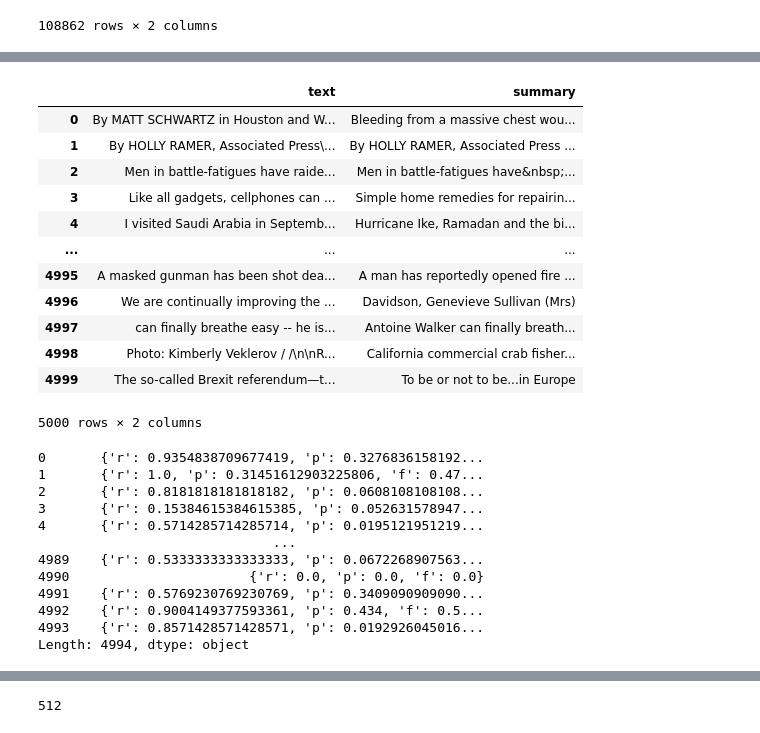
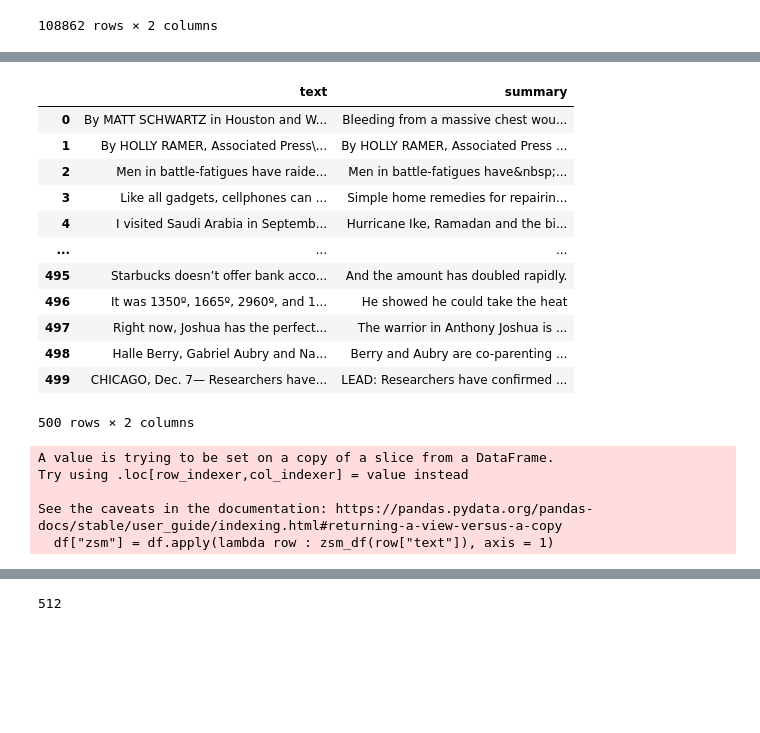
Before and after one commit to Projektrealisierung-Gruppe-1/Codebase, a Jupyter notebook: Evaluation/summeval.ipynb, the cells around one changed output, grey strips where cells are left out. Drawn from its saved outputs; the diff is of its cells as text; code cells hidden in the pictures; blank space fills up the shorter version.

```diff
--- a/Evaluation/summeval.ipynb
+++ b/Evaluation/summeval.ipynb
@@ -30,24 +32,29 @@ def zsm_df(txt):
     zsm_txt = model(txt, ratio=0.6)
     return zsm_txt
 # %%
-df = df[:5000]
+df = df[:500]
+df
+# %% [output]
+|  | text | summary |
+| 0 | By MATT SCHWARTZ in Houston and W... | Bleeding from a massive chest wou... |
+| 1 | By HOLLY RAMER, Associated Press\... | By HOLLY RAMER, Associated Press ... |
+| 2 | Men in battle-fatigues have raide... | Men in battle-fatigues have&nbsp;... |
+| 3 | Like all gadgets, cellphones can ... | Simple home remedies for repairin... |
+| 4 | I visited Saudi Arabia in Septemb... | Hurricane Ike, Ramadan and the bi... |
+| ... | ... | ... |
+| 495 | Starbucks doesn’t offer bank acco... | And the amount has doubled rapidly. |
+| 496 | It was 1350º, 1665º, 2960º, and 1... | He showed he could take the heat |
+| 497 | Right now, Joshua has the perfect... | The warrior in Anthony Joshua is ... |
+| 498 | Halle Berry, Gabriel Aubry and Na... | Berry and Aubry are co-parenting ... |
+| 499 | CHICAGO, Dec. 7— Researchers have... | LEAD: Researchers have confirmed ... |
+500 rows × 2 columns
-# %%
-df
-# %% [output]
-|  | text | summary |
-| 0 | By MATT SCHWARTZ in Houston and W... | Bleeding from a massive chest wou... |
-| 1 | By HOLLY RAMER, Associated Press\... | By HOLLY RAMER, Associated Press ... |
-| 2 | Men in battle-fatigues have raide... | Men in battle-fatigues have&nbsp;... |
-| 3 | Like all gadgets, cellphones can ... | Simple home remedies for repairin... |
-| 4 | I visited Saudi Arabia in Septemb... | Hurricane Ike, Ramadan and the bi... |
-| ... | ... | ... |
-| 4995 | A masked gunman has been shot dea... | A man has reportedly opened fire ... |
-| 4996 | We are continually improving the ... | Davidson, Genevieve Sullivan (Mrs) |
-| 4997 | can finally breathe easy -- he is... | Antoine Walker can finally breath... |
-| 4998 | Photo: Kimberly Veklerov / /\n\nR... | California commercial crab fisher... |
-| 4999 | The so-called Brexit referendum—t... | To be or not to be...in Europe |
-5000 rows × 2 columns
 # %%
 df["zsm"] = df.apply(lambda row : zsm_df(row["text"]), axis = 1)
+# %% [output]
+A value is trying to be set on a copy of a slice from a DataFrame.
+Try using .loc[row_indexer,col_indexer] = value instead
+
+See the caveats in the documentation: https://pandas.pydata.org/pandas-docs/stable/user_guide/indexing.html#returning-a-view-versus-a-copy
+  df["zsm"] = df.apply(lambda row : zsm_df(row["text"]), axis = 1)
 # %%
 df = df.drop(index=df[df["zsm"]==""].index).reset_index(drop=True)
@@ -63,15 +60,0 @@ x = df.apply(lambda row : rogue_scorer(row["zsm"],row["summary"]), axis = 1)
-# %%
-x
-# %% [output]
-0       {'r': 0.9354838709677419, 'p': 0.3276836158192...
-1       {'r': 1.0, 'p': 0.31451612903225806, 'f': 0.47...
-2       {'r': 0.8181818181818182, 'p': 0.0608108108108...
-3       {'r': 0.15384615384615385, 'p': 0.052631578947...
-4       {'r': 0.5714285714285714, 'p': 0.0195121951219...
-                              ...
-4989    {'r': 0.5333333333333333, 'p': 0.0672268907563...
-4990                       {'r': 0.0, 'p': 0.0, 'f': 0.0}
-4991    {'r': 0.5769230769230769, 'p': 0.3409090909090...
-4992    {'r': 0.9004149377593361, 'p': 0.434, 'f': 0.5...
-4993    {'r': 0.8571428571428571, 'p': 0.0192926045016...
-Length: 4994, dtype: object
```
Also changed, not shown: parts of 22 cells of this notebook, 2 other files.
